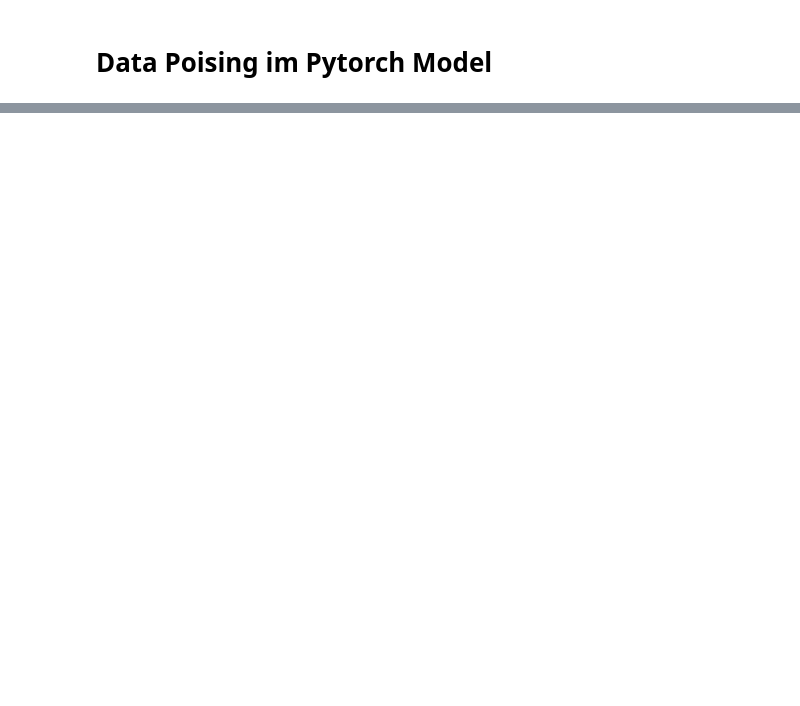
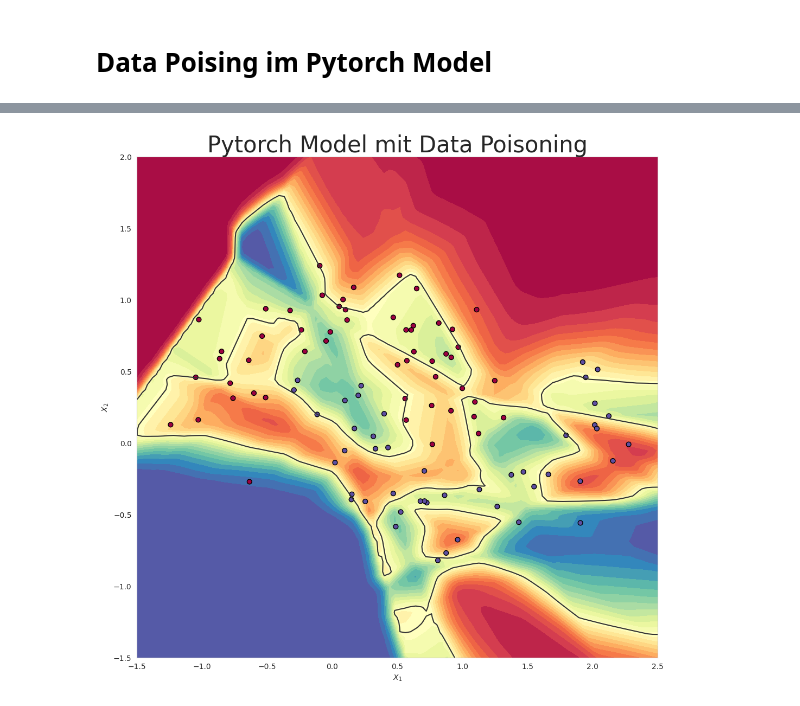
Before and after one commit to jannes002A/ml-workshop-101, a Jupyter notebook: Data_poisoning.ipynb, the cells around one changed output, grey strips where cells are left out. Cells and saved outputs as stored; diff of their text form; code cells hidden in the pictures; blank space fills up the shorter version.

```diff
--- a/Data_poisoning.ipynb
+++ b/Data_poisoning.ipynb
@@ -130,5 +205,9 @@ print("Test set accuracy: {:.2f}".format(acc_test))
 # %%
-# Visualisierung auf dem Gitter
+# D: Visualisierung der gelernten Gewichte und dem Test set
+# ---------
+# E: Visualization of the learned weights and the test set
 xx = torch.from_numpy(grid_2d).to(device,torch.float32)
 y_plot = y_hat = model(xx).cpu().detach().numpy()
-make_plot(X_test, y_test, "Pytorch Model", file_name=None, XX=XX, YY=YY, preds=y_plot)
+make_plot(X_test, y_test, "Pytorch Model mit Data Poisoning", file_name=None, XX=XX, YY=YY, preds=y_plot)
+# %% [output]
+[figure, added]
```
Also changed, not shown: parts of 8 cells of this notebook, 4 other files.
